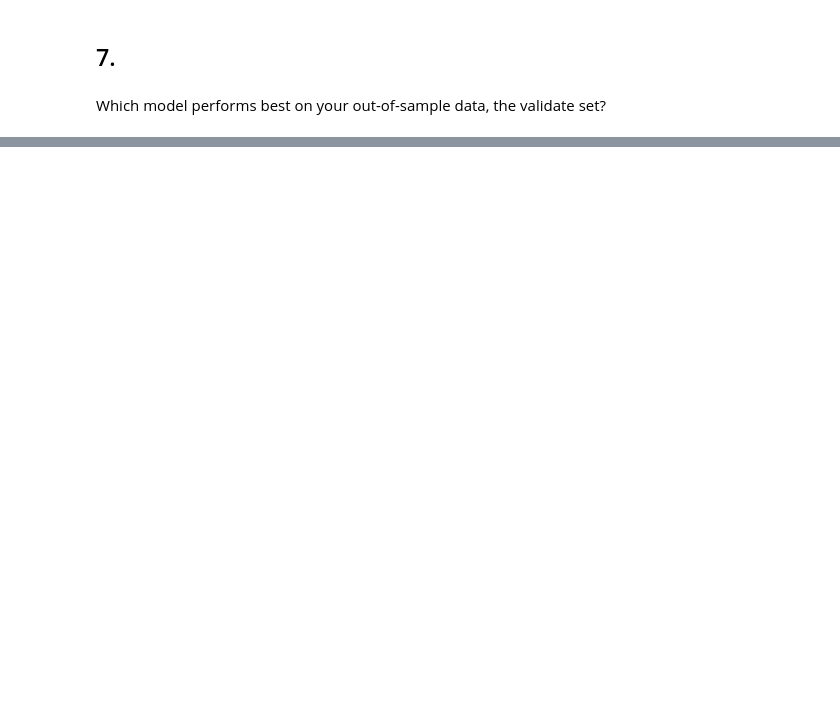
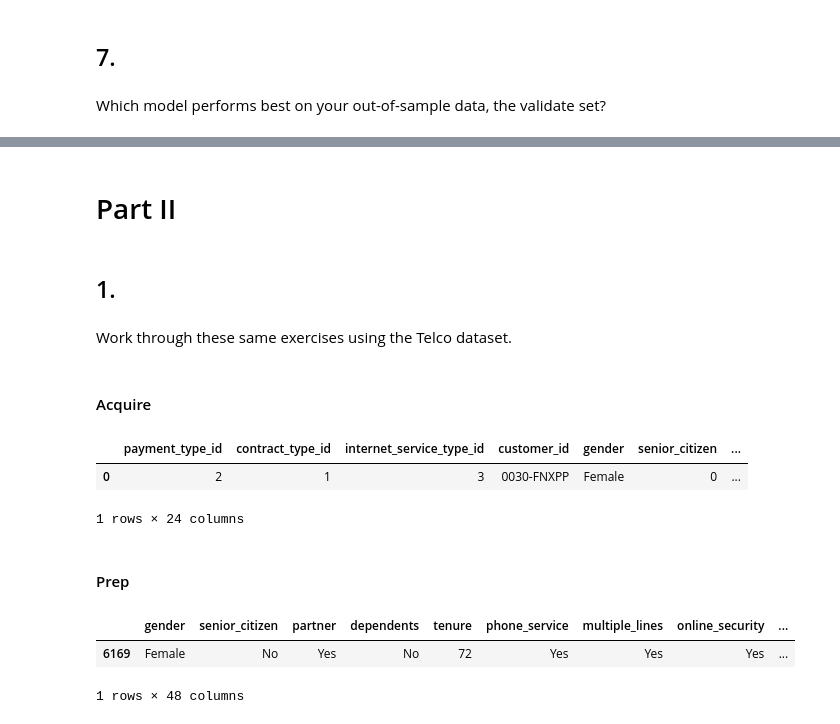
Before and after one commit to adam-talbot/classification-exercises, a Jupyter notebook: model.ipynb, the cells around one changed output, grey strips where cells are left out. Saved outputs shown, nothing was run; the diff lists cells and outputs as text; code cells hidden in the pictures; blank space fills up the shorter version.

Commit message:
finished decision tree exercises

```diff
--- a/model.ipynb
+++ b/model.ipynb
@@ -227,0 +533,32 @@ Which model performs best on your out-of-sample data, the validate set?
+# %% [markdown]
+# Part II
+# %% [markdown]
+## 1.
+# %% [markdown]
+Work through these same exercises using the Telco dataset.
+# %% [markdown]
+#### Acquire
+# %%
+# acquire telco data set
+from acquire_telco import get_telco_data
+
+df = get_telco_data()
+# %%
+df.head(1)
+# %% [output]
+|  | payment_type_id | contract_type_id | internet_service_type_id | customer_id | gender | senior_citizen | ... |
+| 0 | 2 | 1 | 3 | 0030-FNXPP | Female | 0 | ... |
+1 rows × 24 columns
+# %% [markdown]
+#### Prep
+# %%
+# prep telco data
+from prepare_telco import prepare_telco
+
+train, validate, test = prepare_telco(df)
+# %%
+train.head(1)
+# %% [output]
+|  | gender | senior_citizen | partner | dependents | tenure | phone_service | multiple_lines | online_security | ... |
+| 6169 | Female | No | Yes | No | 72 | Yes | Yes | Yes | ... |
+1 rows × 48 columns
```
Also changed, not shown: parts of 142 cells of this notebook.
